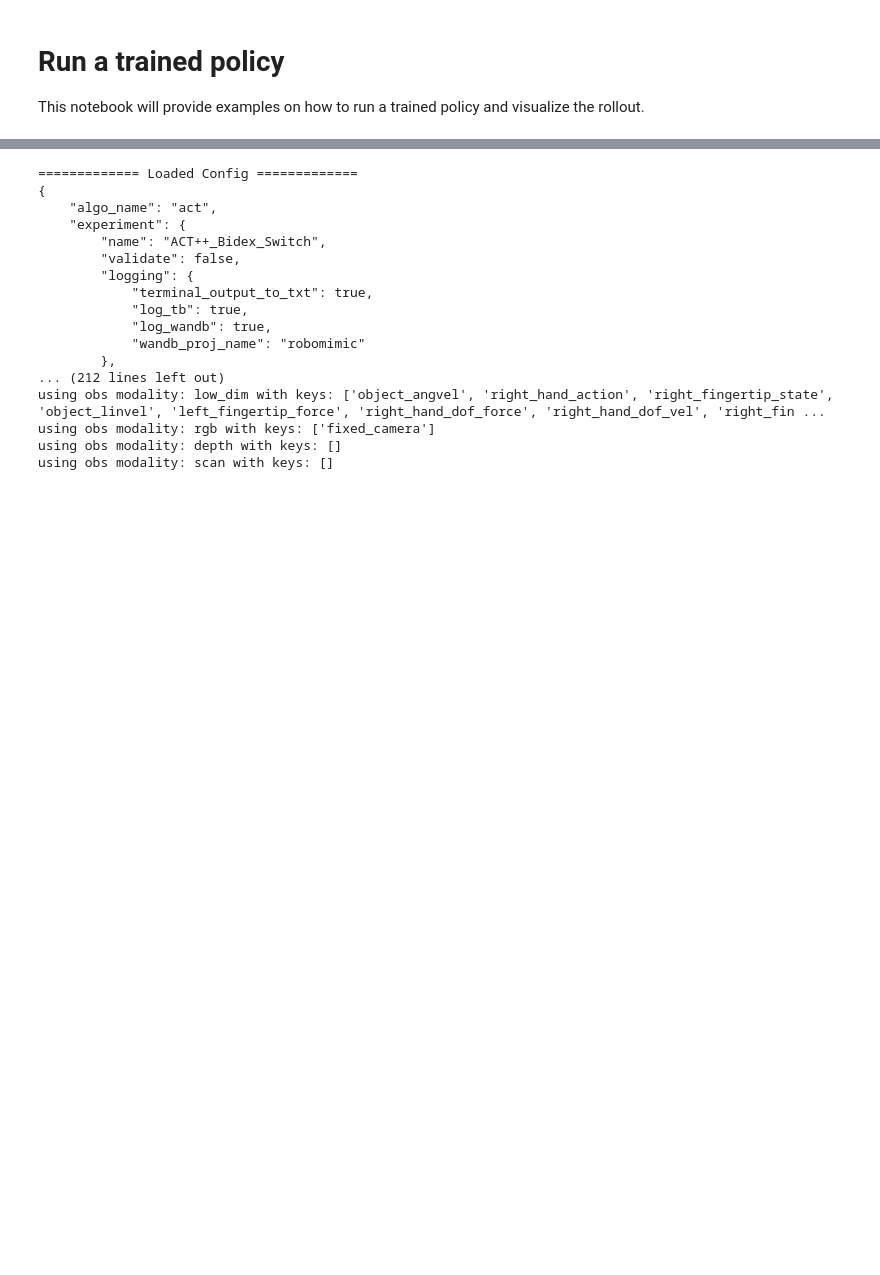
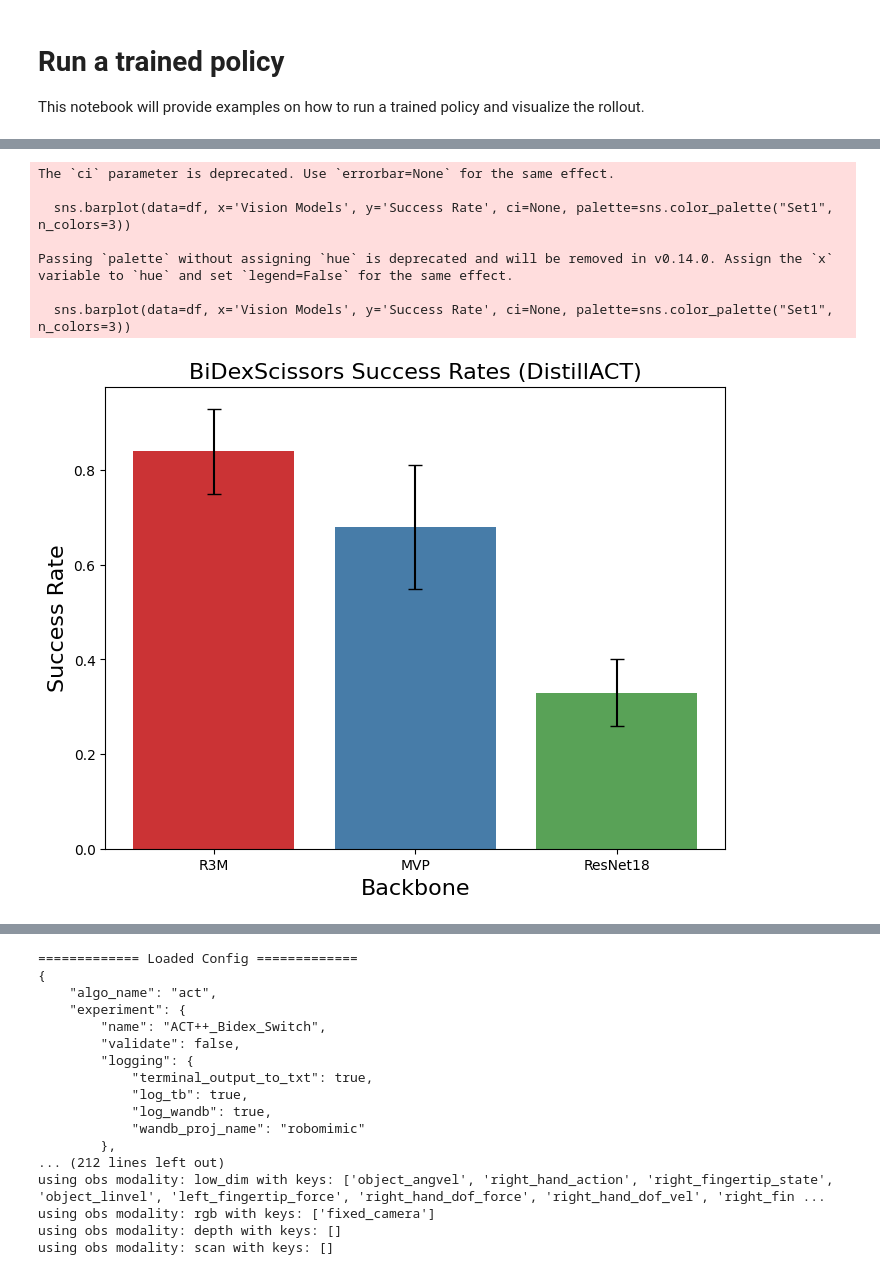
Before and after one commit to pairlab/fancy-bc, a Jupyter notebook: examples/notebooks/run_policy.ipynb, the cells around one changed output, grey strips where cells are left out. Drawn from its saved outputs; the diff is of its cells as text; code cells hidden in the pictures; blank space fills up the shorter version.

```diff
--- a/examples/notebooks/run_policy.ipynb
+++ b/examples/notebooks/run_policy.ipynb
@@ -75,3 +112,41 @@ RuntimeError: Error building extension 'gymtorch'
+# %%
+import seaborn as sns
+import matplotlib.pyplot as plt
+import pandas as pd
+
+# Sample data
+data = {
+    'Vision Models': ['R3M', 'MVP', 'ResNet18'],
+    'Success Rate': [0.84, 0.68, 0.33],
+    'Error': [0.09, 0.13, 0.07]
+}
+
+# Create a DataFrame
+df = pd.DataFrame(data)
+
+# Create the bar plot
+plt.figure(figsize=(8, 6))
+sns.barplot(data=df, x='Vision Models', y='Success Rate', ci=None, palette=sns.color_palette("Set1", n_colors=3))
+
+# Add error bars
+plt.errorbar(x=range(len(df['Vision Models'])), y=df['Success Rate'], yerr=df['Error'], fmt='none', c='black', capsize=5)
+
+# Add labels and title
+plt.xlabel('Backbone', fontsize=16)
+plt.ylabel('Success Rate', fontsize=16)
+plt.title('BiDexScissors Success Rates (DistillACT)', fontsize=16)
+
+# Show the plot
+plt.show()
+# %% [output]
+The `ci` parameter is deprecated. Use `errorbar=None` for the same effect.
+
+  sns.barplot(data=df, x='Vision Models', y='Success Rate', ci=None, palette=sns.color_palette("Set1", n_colors=3))
+
+Passing `palette` without assigning `hue` is deprecated and will be removed in v0.14.0. Assign the `x` variable to `hue` and set `legend=False` for the same effect.
+
+  sns.barplot(data=df, x='Vision Models', y='Success Rate', ci=None, palette=sns.color_palette("Set1", n_colors=3))
+[figure, added]
 # %%
 ls /home/krishnans/ngc/robomimic/bc_rnn_trained_models/test-r3m/**/models/
 # %% [output]
```
Also changed, not shown: parts of 24 cells of this notebook, 3 other files.
